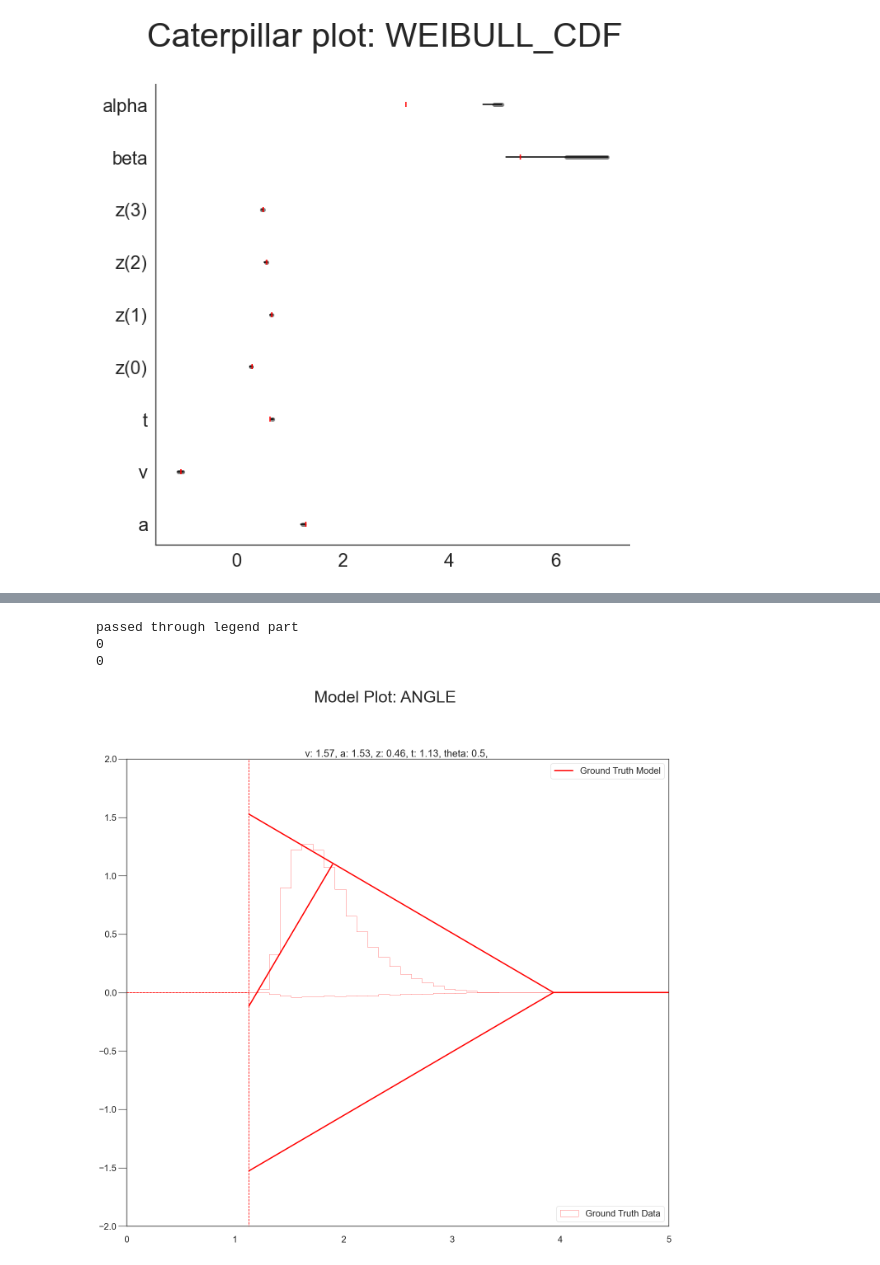
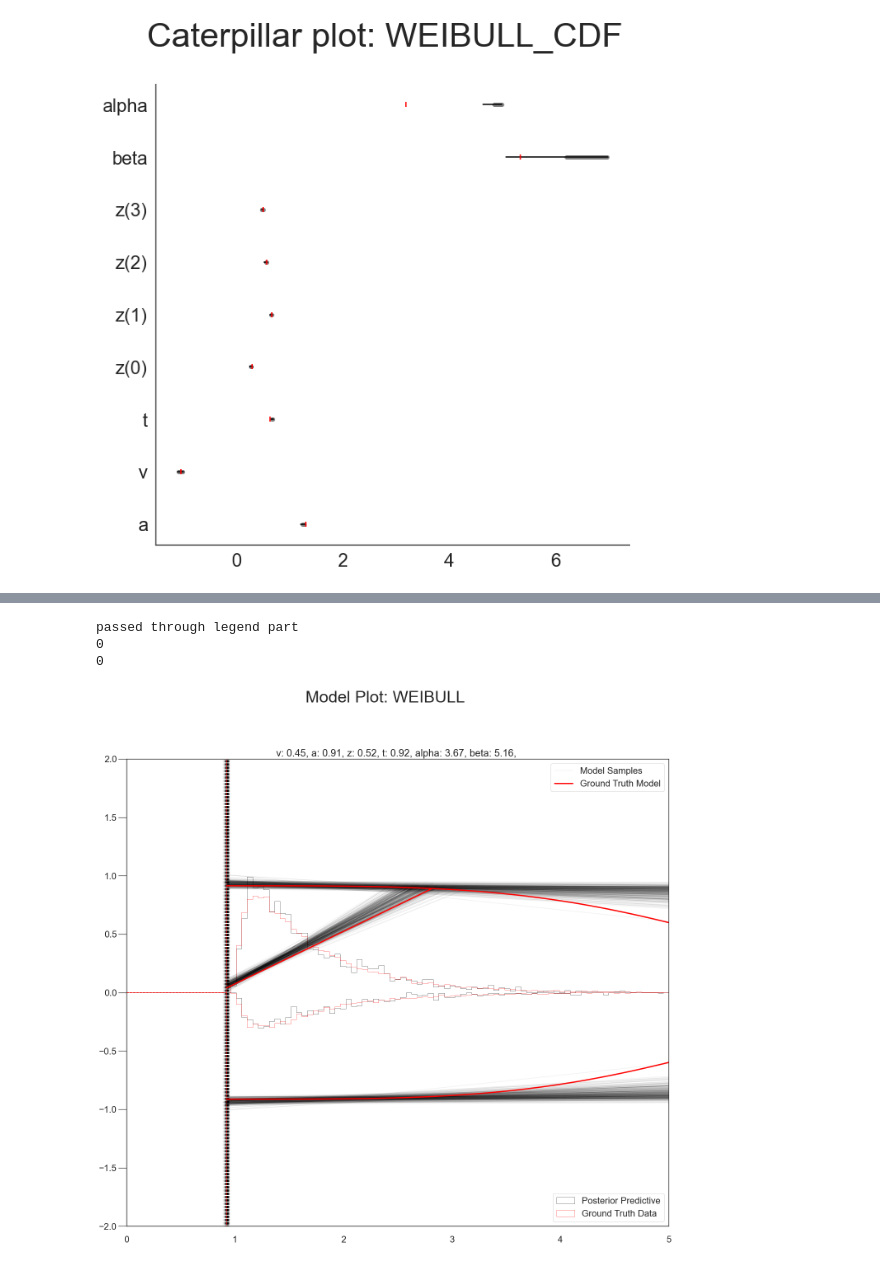
Before and after one commit to AlexanderFengler/hddmnn_tutorial, a Jupyter notebook: ddm_variants_exploration.ipynb, the cells around one changed output, grey strips where cells are left out. Saved outputs shown, nothing was run; the diff lists cells and outputs as text; code cells hidden in the pictures.

```diff
--- a/ddm_variants_exploration.ipynb
+++ b/ddm_variants_exploration.ipynb
@@ -576,11 +548,11 @@ tutorial_config.tutorial_config
 # SECTION 5: MODEL RECOVERY
 # %%
 # Let's generate data from one of our three models
-weibull_params = make_parameter_sets(model = 'angle',
+weibull_params = make_parameter_sets(model = 'weibull_cdf',
                                      n_parameter_sets = 1)
 
 simulations = simulator(theta = weibull_params.values[0],
-                        model = 'angle',
+                        model = 'weibull_cdf',
                         n_samples = 1000)
 
 hddm_data_single_subject_weibull = hddm_preprocess(simulations)
@@ -673,16 +633,18 @@ params['z_trans'] = 1 / (1 + np.exp( - params['z_trans']))
 # %%
-model_plot(ground_truths = params.values,
-           posterior_samples = None,
-           model = 'angle',
-           n_post_params = 0,
+# Posterior Predictive: Do the 'Posterior Models' also make sense?
+model_plot(ground_truths = weibull_params.values[0],
+           posterior_samples = hddm_model_single_subject_angle.get_traces(),
+           model_gt = 'weibull_cdf',
+           model_fitted = 'angle',
+           n_post_params = 300,
            cols = 1,
            n_plots = 1,
            max_t = 5,
            show_model = True,
-           input_hddm_trace = False,
+           input_hddm_trace = True,
            datatype = 'single_subject')
 # %% [output]
 passed through legend part
 0
 0
-[figure, old version]
+[figure, new version]
```
Also changed, not shown: parts of 38 cells of this notebook, 1 other file.
